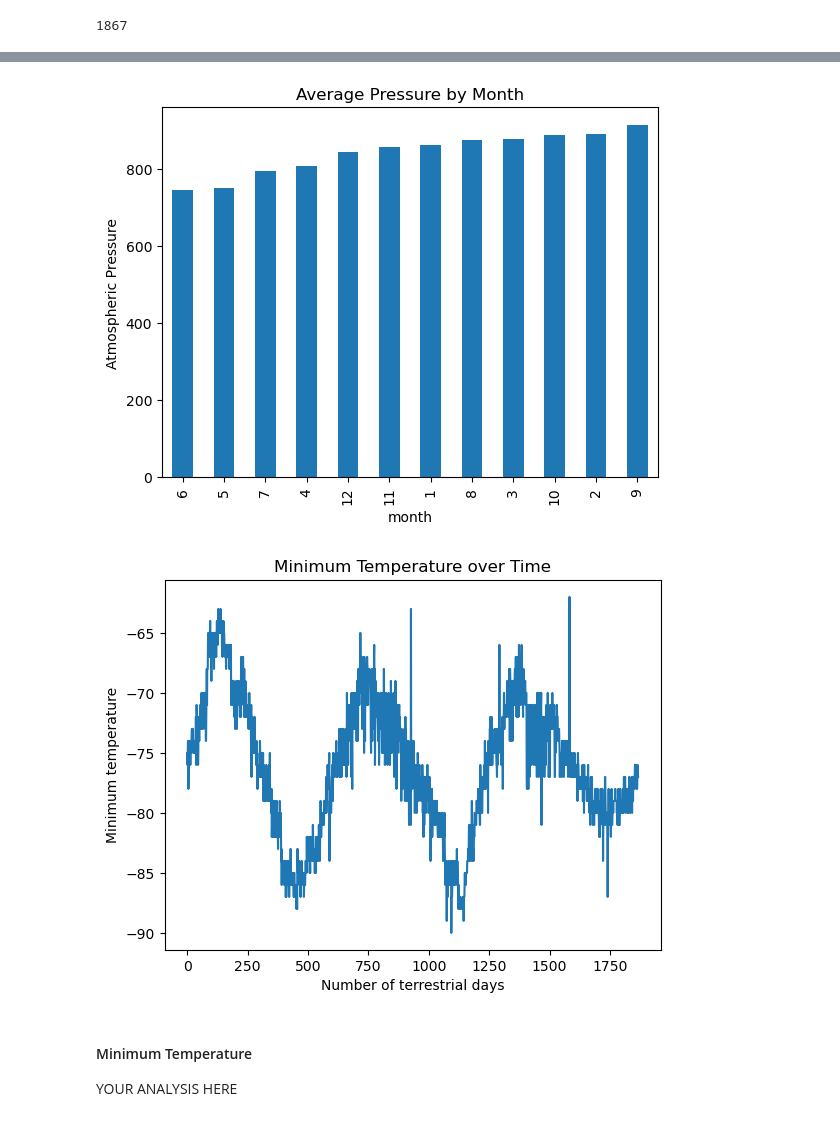
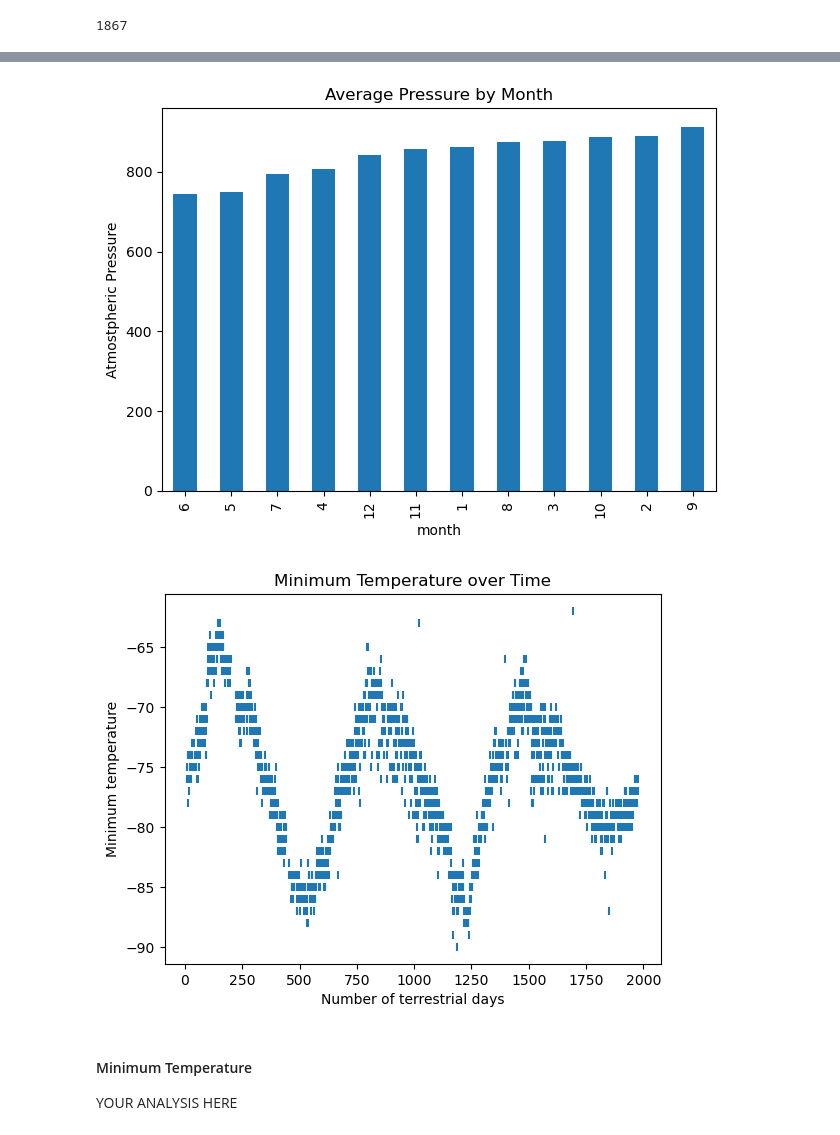
Before and after one commit to bhart4278/web-scraping-challenge, a Jupyter notebook: PyScrape/part_2_mars_weather.ipynb, the cells around one changed output, grey strips where cells are left out. Cells and saved outputs as stored; diff of their text form; code cells hidden in the pictures.

```diff
--- a/PyScrape/part_2_mars_weather.ipynb
+++ b/PyScrape/part_2_mars_weather.ipynb
@@ -190,2 +229,4 @@ Name: min_temp, dtype: float64
 # %%
 # 4. What is the average pressure by month?
+monthly_pressure_avg = mars_df.groupby('month')['pressure'].mean()
+monthly_pressure_avg
@@ -211,12 +243,24 @@ Name: pressure, dtype: float64
 # %%
 # Identify the lowest and highest pressure months in Curiosity's location by sorting the previous graph
+monthly_pressure_avg = monthly_pressure_avg.sort_values(ascending=True)
+monthly_pressure_avg.plot(kind='bar')
+plt.title('Average Pressure by Month')
+plt.ylabel('Atmostpheric Pressure')
+plt.xlabel('month')
+plt.tight_layout()
+plt.show()
 # %% [output]
-[figure, old version]
+[figure, new version]
 # %%
 # 5. How many terrestrial (Earth) days are there in a Martian year?
 # Visually estimate the result by plotting the daily minimum temperature of each observation in the data set.
+plt.scatter(mars_df["sol"], mars_df["min_temp"], marker = '|')
+plt.title("Minimum Temperature over Time")
+plt.xlabel("Number of terrestrial days")
+plt.ylabel("Minimum temperature")
+plt.show()
 # %% [output]
-[figure, old version]
+[figure, new version]
 # %% [markdown]
 #### Minimum Temperature
 
```
Also changed, not shown: parts of 14 cells of this notebook, 1 other file.
